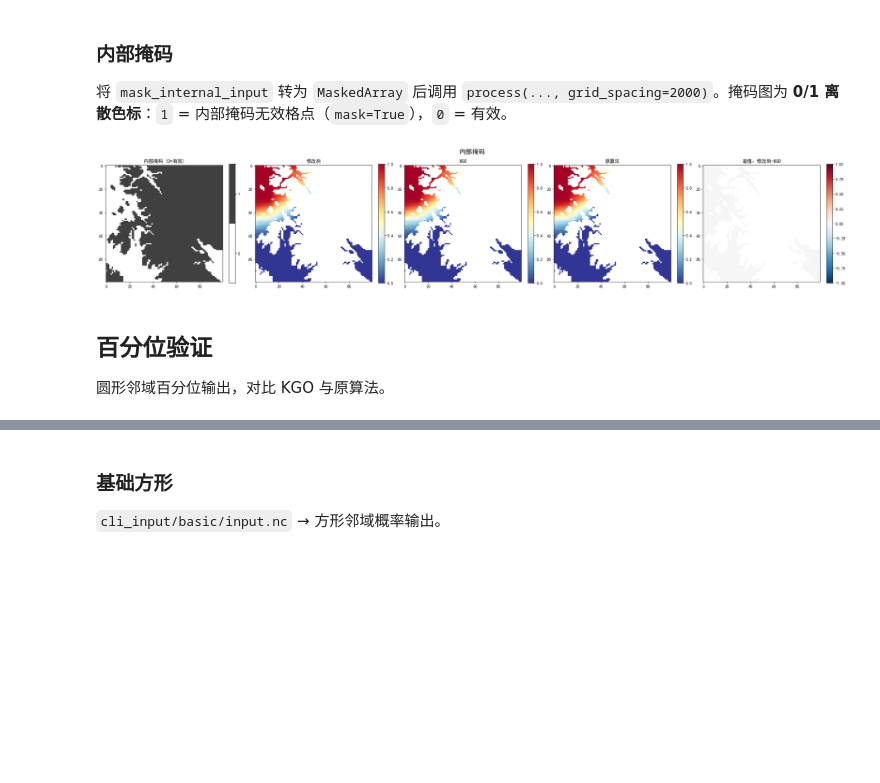
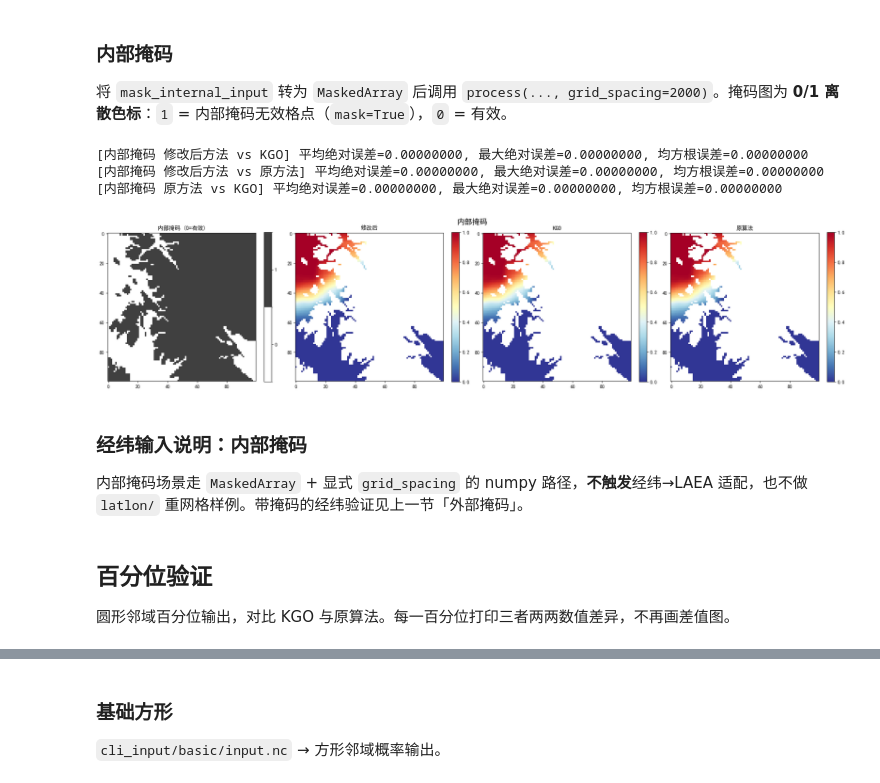
Before and after one commit to guoyunqian/NIMM_pip_repos, a Jupyter notebook: 00temp/neighbourhood_probability_processing/nbs/nbhood.ipynb, the cells around one changed output, grey strips where cells are left out. Cells and saved outputs as stored; diff of their text form; code cells hidden in the pictures; blank space fills up the shorter version.

```diff
--- a/00temp/neighbourhood_probability_processing/nbs/nbhood.ipynb
+++ b/00temp/neighbourhood_probability_processing/nbs/nbhood.ipynb
@@ -481,27 +495,27 @@ def plot_mask(title, cover, modified, kgo, original, *, cover_label="有效区
 # %%
 basic_dir = DATA_DIR / "basic"
-member_index = 0
+level_index = 0
 
 basic_square = NeighbourhoodProcessing("square", RADIUS_METRES).process(basic_input)
 basic_circular = NeighbourhoodProcessing("circular", RADIUS_METRES).process(basic_input)
 
-basic_kgo_square = load_primary_dataarray(basic_dir / "kgo_square.nc", PROB_VAR)
-basic_kgo_circular = load_primary_dataarray(basic_dir / "kgo_circular.nc", PROB_VAR)
-basic_original_square = load_primary_dataarray(basic_dir / "original_square.nc", PROB_VAR)
-basic_original_circular = load_primary_dataarray(basic_dir / "original_circular.nc", PROB_VAR)
+basic_kgo_square = iris.load_cube(str(basic_dir / "kgo_square.nc"))
+basic_kgo_circular = iris.load_cube(str(basic_dir / "kgo_circular.nc"))
+basic_original_square = iris.load_cube(str(basic_dir / "original_square.nc"))
+basic_original_circular = iris.load_cube(str(basic_dir / "original_circular.nc"))
 
 plot_basic(
     "基础邻域：方形",
-    to_plot_2d(basic_input, member_index),
-    to_plot_2d(basic_square, member_index),
-    to_plot_2d(basic_kgo_square, member_index),
-    to_plot_2d(basic_original_square, member_index),
+    to_plot_2d(basic_input, level_index=level_index),
+    to_plot_2d(basic_square, level_index=level_index),
+    to_plot_2d(basic_kgo_square, level_index=level_index),
+    to_plot_2d(basic_original_square, level_index=level_index),
 )
 plot_basic(
     "基础邻域：圆形",
-    to_plot_2d(basic_input, member_index),
-    to_plot_2d(basic_circular, member_index),
-    to_plot_2d(basic_kgo_circular, member_index),
-    to_plot_2d(basic_original_circular, member_index),
+    to_plot_2d(basic_input, level_index=level_index),
+    to_plot_2d(basic_circular, level_index=level_index),
+    to_plot_2d(basic_kgo_circular, level_index=level_index),
+    to_plot_2d(basic_original_circular, level_index=level_index),
 )
 # %% [output]
@@ -539,11 +587,11 @@ plot_mask(
     np.ma.masked_where(~external_participate, to_plot_2d(mask_modified_external, 0)),
     np.ma.masked_where(
         ~external_participate,
-        to_plot_2d(load_primary_dataarray(mask_dir / "kgo_external_masked.nc", PROB_VAR), 0),
+        to_plot_2d(iris.load_cube(str(mask_dir / "kgo_external_masked.nc")), 0),
     ),
     np.ma.masked_where(
         ~external_participate,
-        to_plot_2d(load_primary_dataarray(mask_dir / "original_external_masked.nc", PROB_VAR), 0),
+        to_plot_2d(iris.load_cube(str(mask_dir / "original_external_masked.nc")), 0),
     ),
     cover_label="外部掩码 (1=有效)",
 )
@@ -556,47 +640,44 @@ plot_mask(
 # %%
 mask_dir = DATA_DIR / "mask"
 GRID_SPACING_METRES = 2000.0
 
 #输入为MaskedArray类型
 internal_masked = mask_fill_values_array(mask_internal_input)
 internal_missing = np.ma.getmaskarray(to_plot_2d(internal_masked, 0))
 internal_mask_01 = internal_missing.astype(np.uint8)
 
 masked_modified_ma = NeighbourhoodProcessing("square", RADIUS_METRES).process(
     internal_masked,
     grid_spacing=GRID_SPACING_METRES,
 )
 modified_slice = np.ma.asarray(to_plot_2d(masked_modified_ma, 0))
 plot_mask(
     "内部掩码",
     internal_mask_01,
     np.ma.masked_where(internal_missing, modified_slice),
     np.ma.masked_where(
         internal_missing,
-        masked_values(
-            to_plot_2d(
-                load_primary_dataarray(mask_dir / "kgo_masked.nc", PROB_VAR, mask_and_scale=False),
-                0,
-            )
-        ),
+        to_plot_2d(iris.load_cube(str(mask_dir / "kgo_masked.nc")), 0),
     ),
     np.ma.masked_where(
         internal_missing,
-        masked_values(
-            to_plot_2d(
-                load_primary_dataarray(mask_dir / "original_masked.nc", PROB_VAR, mask_and_scale=False),
-                0,
-            )
-        ),
+        to_plot_2d(iris.load_cube(str(mask_dir / "original_masked.nc")), 0),
     ),
     cover_label="内部掩码 (0=有效)",
 )
 # %% [output]
+[内部掩码 修改后方法 vs KGO] 平均绝对误差=0.00000000, 最大绝对误差=0.00000000, 均方根误差=0.00000000
+[内部掩码 修改后方法 vs 原方法] 平均绝对误差=0.00000000, 最大绝对误差=0.00000000, 均方根误差=0.00000000
+[内部掩码 原方法 vs KGO] 平均绝对误差=0.00000000, 最大绝对误差=0.00000000, 均方根误差=0.00000000
-[figure, old version]
+[figure, new version]
+# %% [markdown]
+### 经纬输入说明：内部掩码
+
+内部掩码场景走 `MaskedArray` + 显式 `grid_spacing` 的 numpy 路径，**不触发**经纬→LAEA 适配，也不做 `latlon/` 重网格样例。带掩码的经纬验证见上一节「外部掩码」。
 # %% [markdown]
 ## 百分位验证
 
-圆形邻域百分位输出，对比 KGO 与原算法。
+圆形邻域百分位输出，对比 KGO 与原算法。每一百分位打印三者两两数值差异，不再画差值图。
 # %%
 pct_dir = DATA_DIR / "percentile"
 
```
Also changed, not shown: parts of 24 cells of this notebook, 28 other files.
